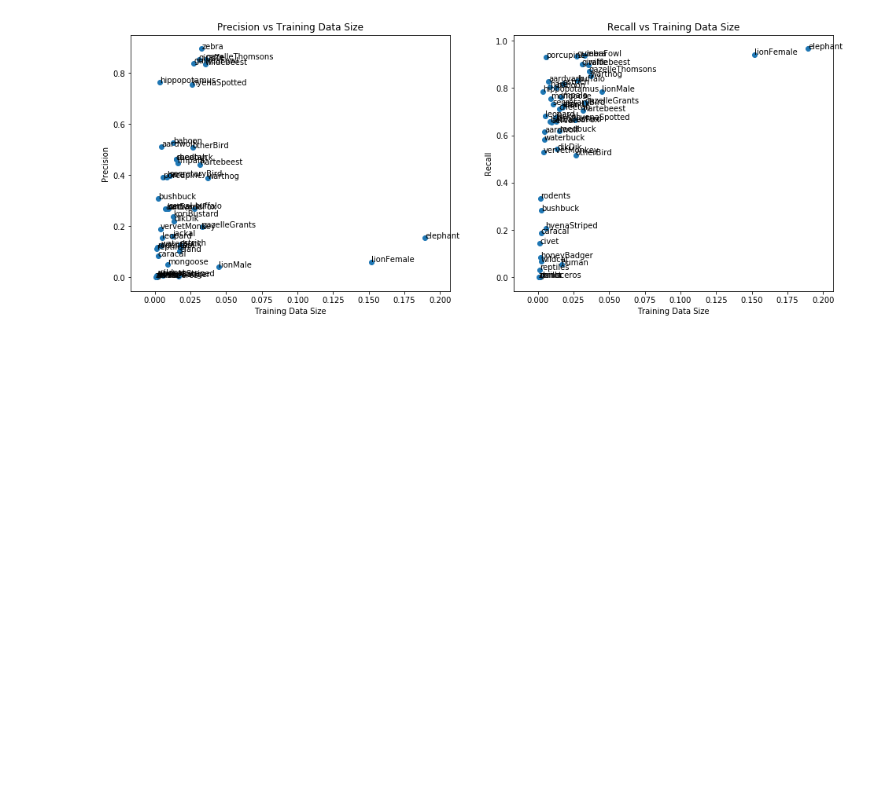
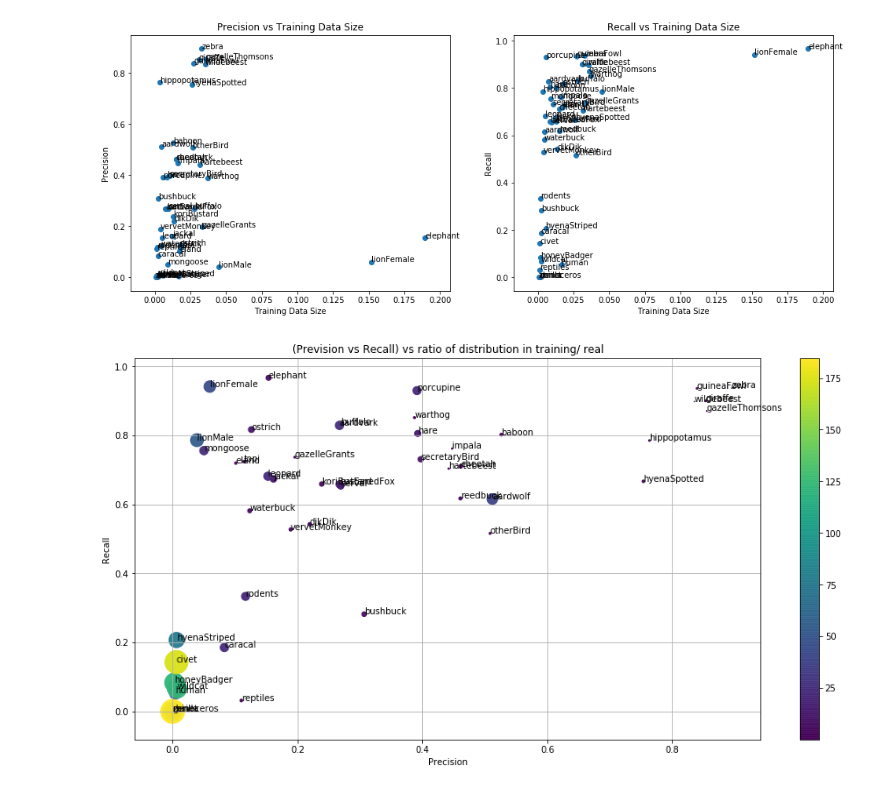
Before and after one commit to Manish-rai21bit/camera-trap-detection, a Jupyter notebook: EDA_and_ModelEvaluation/Evaluations_for_species_detection.ipynb, the cells around one changed output. Cells and saved outputs as stored; diff of their text form; code cells hidden in the pictures; blank space fills up the shorter version.

```diff
--- a/EDA_and_ModelEvaluation/Evaluations_for_species_detection.ipynb
+++ b/EDA_and_ModelEvaluation/Evaluations_for_species_detection.ipynb
@@ -303,3 +303,28 @@ ax2.plot()
 plt.show()
 # %% [output]
 [figure]
+# %%
+import matplotlib.pyplot as plt
+
+species_performance_metric = '/home/ubuntu/data/tensorflow/my_workspace/camera-trap-detection/EDA_and_ModelEvaluation/metric_temp.csv'
+
+df_vis = pd.read_csv(species_performance_metric)
+x = df_vis['Precision']
+y = df_vis['Recall']
+
+fig, ax = plt.subplots(figsize=(16, 8))
+im = ax.scatter(x, y, c=df_vis['GT_TD_diff'],\
+            s=4*df_vis['GT_TD_diff'], alpha=0.95)
+
+for i, txt in enumerate(df_vis['Species']):
+    ax.annotate(txt, (x[i], y[i]))
+ax.set_title('(Prevision vs Recall) vs ratio of distribution in training/ real')
+ax.set_xlabel('Precision')
+ax.set_ylabel('Recall')
+
+fig.colorbar(im)
+ax.grid()
+ax.plot()
+plt.show()
+# %% [output]
+[figure, added]
```
Also changed, not shown: parts of 1 cell of this notebook.
